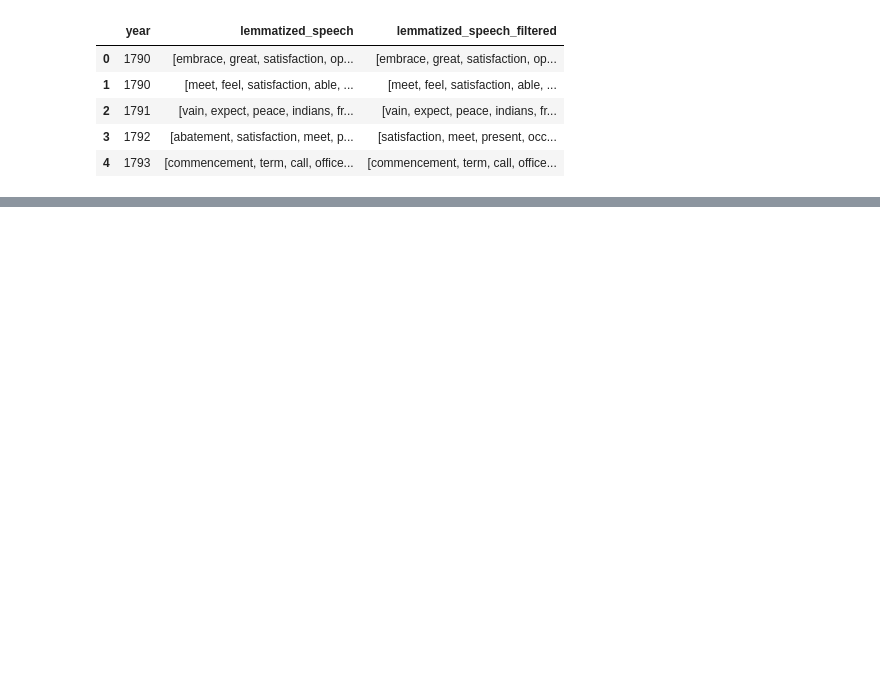
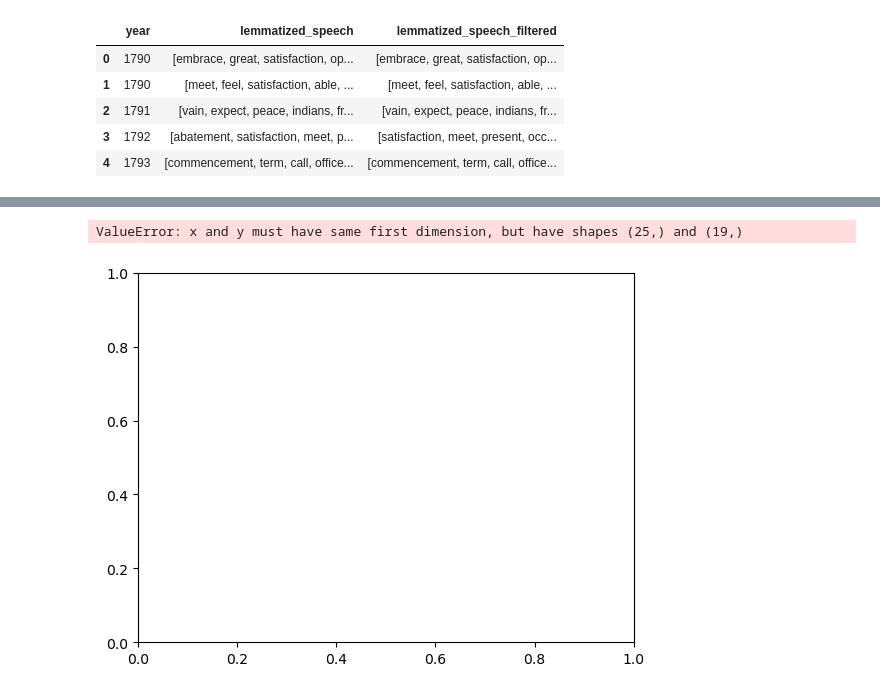
Before and after one commit to ajulthomas/ai-techniques, a Jupyter notebook: assignment_2/u3253992_ajulthomas_assignment2.ipynb, the cells around one changed output, grey strips where cells are left out. Saved outputs shown, nothing was run; the diff lists cells and outputs as text; code cells hidden in the pictures; blank space fills up the shorter version.

Commit message:
coherence score

```diff
--- a/assignment_2/u3253992_ajulthomas_assignment2.ipynb
+++ b/assignment_2/u3253992_ajulthomas_assignment2.ipynb
@@ -383,0 +424,5 @@ df_lemmatized.head()
+# %%
+# apply the tfidf model to the corpus
+corpus_tfidf = tfidf[corpus]
+
+corpus_tfidf[0]
@@ -383,0 +447,6 @@ df_lemmatized.head()
+# %%
+texts = df_lemmatized["lemmatized_speech_filtered"].tolist()
+
+texts[0]
+
+len(texts)
@@ -383,0 +483,36 @@ df_lemmatized.head()
+# %%
+# function to check the coherence measure of the LSI model
+from gensim.models.coherencemodel import CoherenceModel
+
+
+def compute_coherence_values(dictionary, corpus, texts, limit, start=2, step=3):
+    coherence_values = []
+    model_list = []
+    for num_topics in range(start, limit, step):
+        model = models.LsiModel(corpus, id2word=dictionary, num_topics=num_topics)
+        model_list.append(model)
+        coherencemodel = CoherenceModel(
+            model=model, texts=texts, dictionary=dictionary, coherence="c_v"
+        )
+        coherence_values.append(coherencemodel.get_coherence())
+
+    return model_list, coherence_values
+# %%
+model_list, coherence_values = compute_coherence_values(
+    dictionary=dictionary, corpus=corpus_tfidf, texts=texts, start=2, limit=40, step=2
+)
+
+import matplotlib.pyplot as plt
+
+limit = 40
+start = 15
+step = 1
+x = range(start, limit, step)
+plt.plot(x, coherence_values)
+plt.xlabel("Num Topics")
+plt.ylabel("Coherence score")
+plt.legend(("coherence_values"), loc="best")
+plt.show()
+# %% [output]
+ValueError: x and y must have same first dimension, but have shapes (25,) and (19,)
+[figure, added]
```
Also changed, not shown: parts of 13 cells of this notebook.
